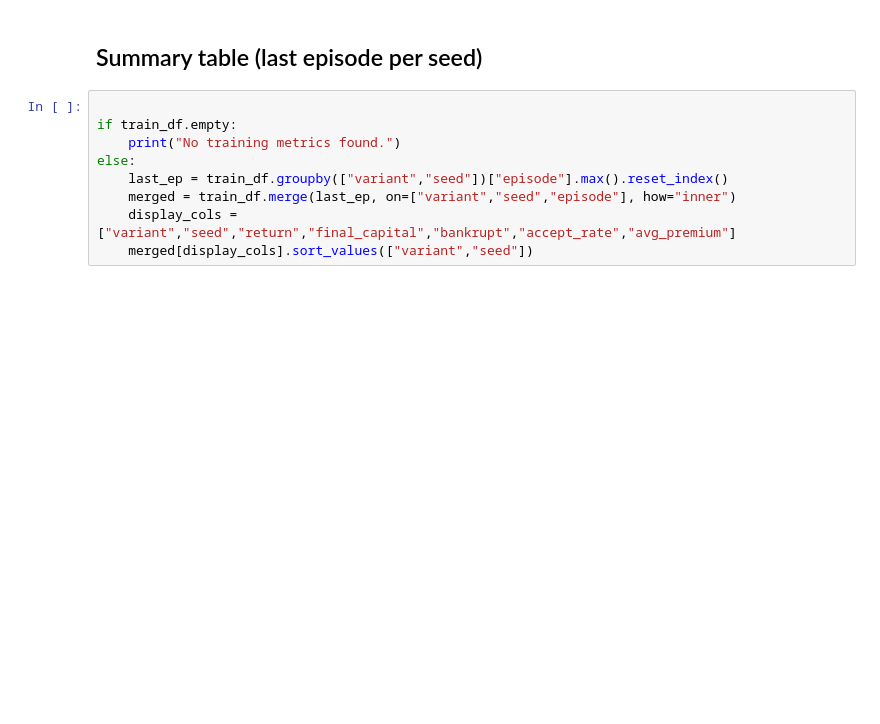
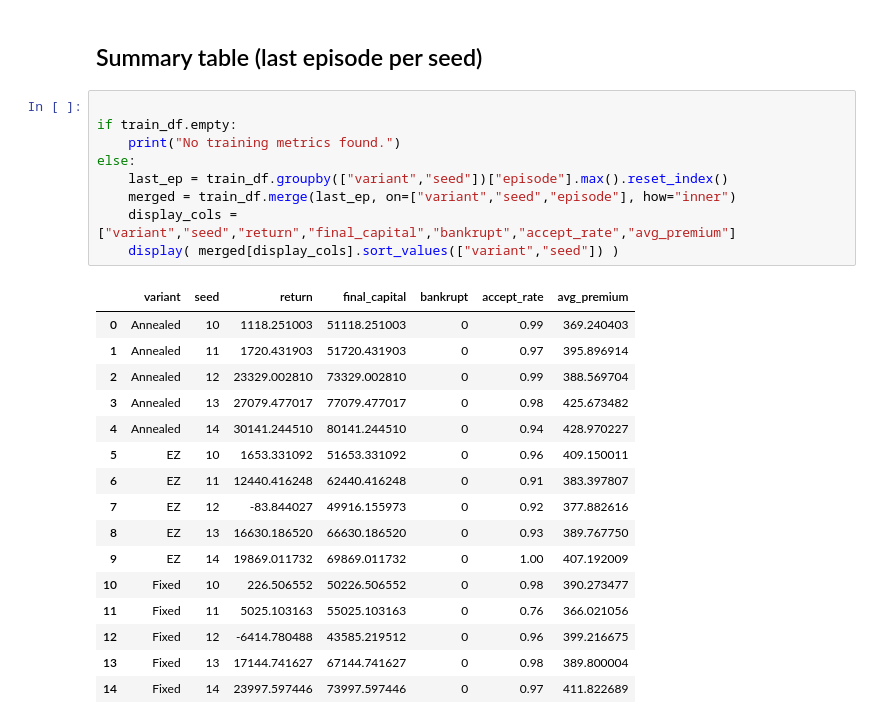
Before and after one commit to trolololoojb/RL-Project-LUH-, a Jupyter notebook: insurance_experiment_analysis.ipynb, the cells around one changed output. Drawn from its saved outputs; the diff is of its cells as text; blank space fills up the shorter version.

```diff
--- a/insurance_experiment_analysis.ipynb
+++ b/insurance_experiment_analysis.ipynb
@@ -389,9 +412,26 @@ else:
 # %%
 
 if train_df.empty:
     print("No training metrics found.")
 else:
     last_ep = train_df.groupby(["variant","seed"])["episode"].max().reset_index()
     merged = train_df.merge(last_ep, on=["variant","seed","episode"], how="inner")
     display_cols = ["variant","seed","return","final_capital","bankrupt","accept_rate","avg_premium"]
-    merged[display_cols].sort_values(["variant","seed"])
+    display( merged[display_cols].sort_values(["variant","seed"]) )
+# %% [output]
+|  | variant | seed | return | final_capital | bankrupt | accept_rate | avg_premium |
+| 0 | Annealed | 10 | 1118.251003 | 51118.251003 | 0 | 0.99 | 369.240403 |
+| 1 | Annealed | 11 | 1720.431903 | 51720.431903 | 0 | 0.97 | 395.896914 |
+| 2 | Annealed | 12 | 23329.002810 | 73329.002810 | 0 | 0.99 | 388.569704 |
+| 3 | Annealed | 13 | 27079.477017 | 77079.477017 | 0 | 0.98 | 425.673482 |
+| 4 | Annealed | 14 | 30141.244510 | 80141.244510 | 0 | 0.94 | 428.970227 |
+| 5 | EZ | 10 | 1653.331092 | 51653.331092 | 0 | 0.96 | 409.150011 |
+| 6 | EZ | 11 | 12440.416248 | 62440.416248 | 0 | 0.91 | 383.397807 |
+| 7 | EZ | 12 | -83.844027 | 49916.155973 | 0 | 0.92 | 377.882616 |
+| 8 | EZ | 13 | 16630.186520 | 66630.186520 | 0 | 0.93 | 389.767750 |
+| 9 | EZ | 14 | 19869.011732 | 69869.011732 | 0 | 1.00 | 407.192009 |
+| 10 | Fixed | 10 | 226.506552 | 50226.506552 | 0 | 0.98 | 390.273477 |
+| 11 | Fixed | 11 | 5025.103163 | 55025.103163 | 0 | 0.76 | 366.021056 |
+| 12 | Fixed | 12 | -6414.780488 | 43585.219512 | 0 | 0.96 | 399.216675 |
+| 13 | Fixed | 13 | 17144.741627 | 67144.741627 | 0 | 0.98 | 389.800004 |
+| 14 | Fixed | 14 | 23997.597446 | 73997.597446 | 0 | 0.97 | 411.822689 |
```
Also changed, not shown: parts of 20 cells of this notebook.
